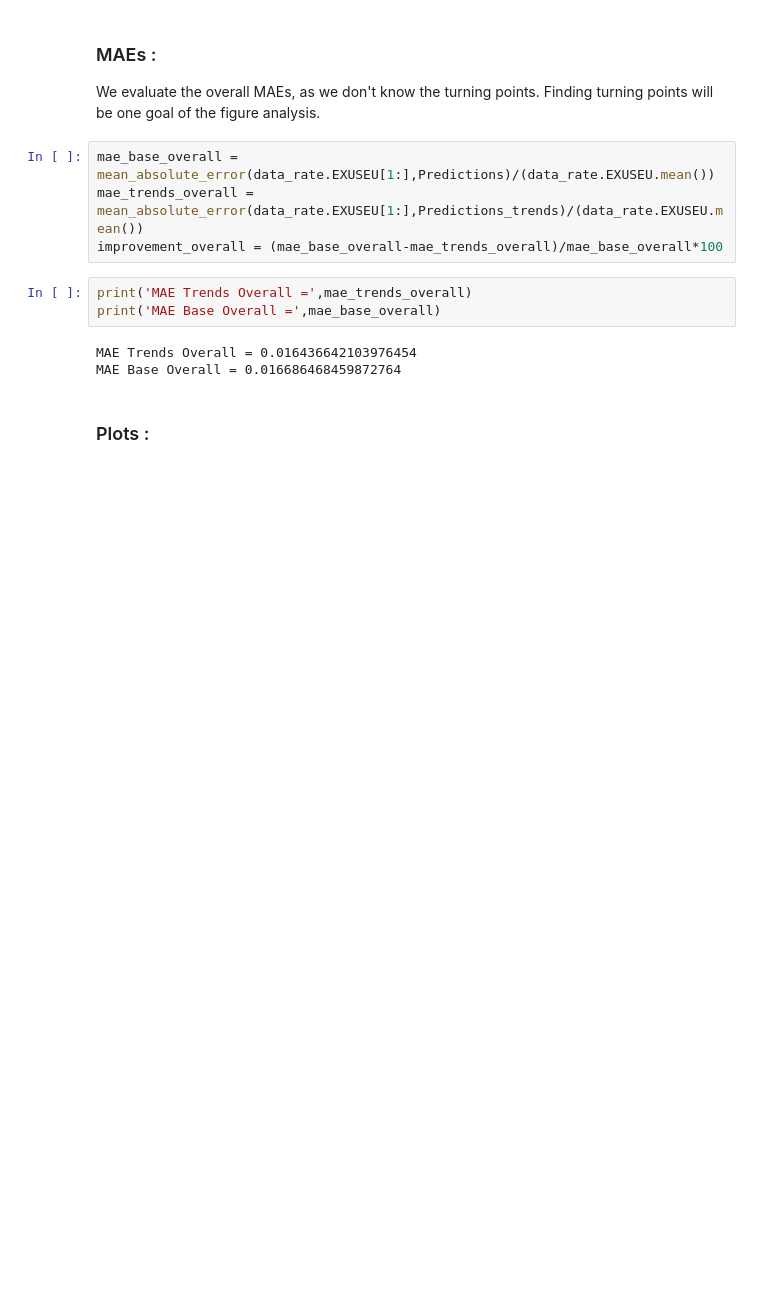
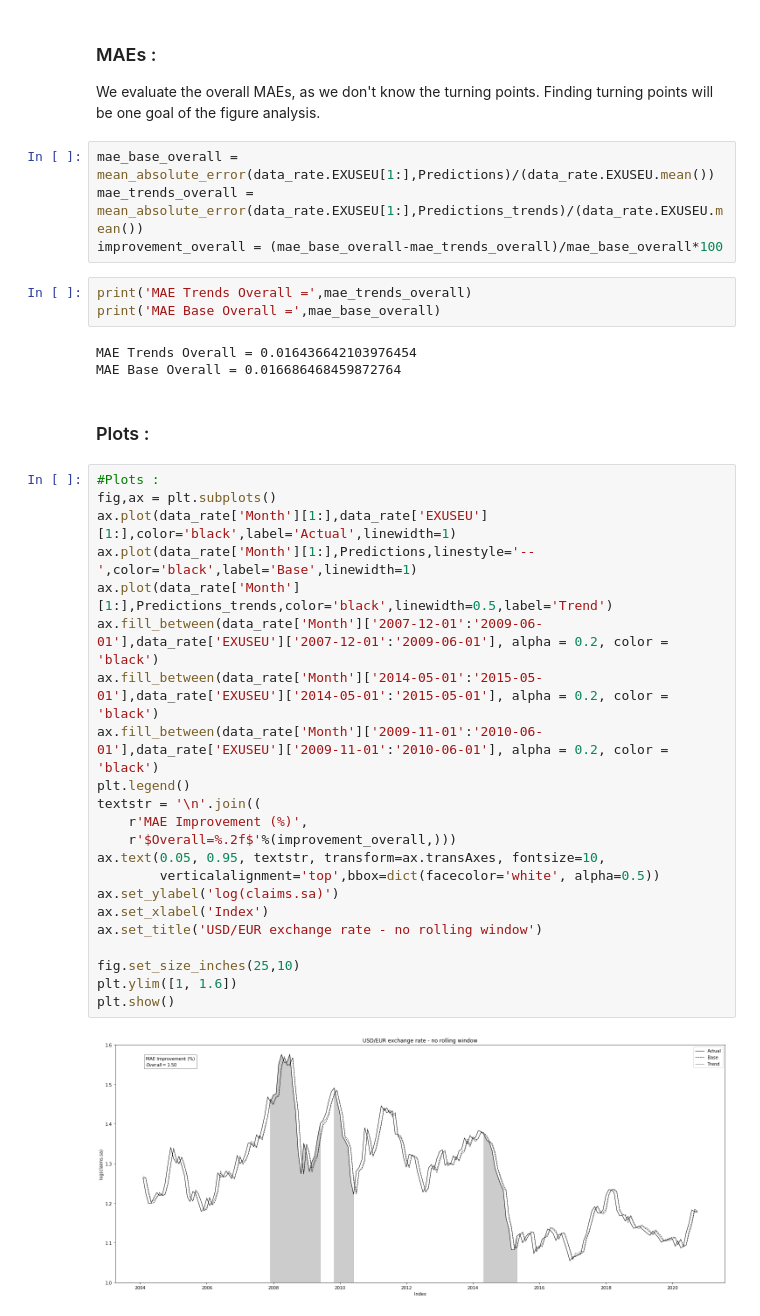
Before and after one commit to epfl-ada/ada-2020-project-milestone-p3-p3_adaimb, a Jupyter notebook: MilestoneP4.ipynb, the cells around one changed output. Drawn from its saved outputs; the diff is of its cells as text; blank space fills up the shorter version.

```diff
--- a/MilestoneP4.ipynb
+++ b/MilestoneP4.ipynb
@@ -742,3 +737,27 @@ MAE Trends Overall = 0.016436642103976454
 MAE Base Overall = 0.016686468459872764
 # %% [markdown]
 ### Plots :
+# %%
+#Plots :
+fig,ax = plt.subplots()
+ax.plot(data_rate['Month'][1:],data_rate['EXUSEU'][1:],color='black',label='Actual',linewidth=1)
+ax.plot(data_rate['Month'][1:],Predictions,linestyle='--',color='black',label='Base',linewidth=1)
+ax.plot(data_rate['Month'][1:],Predictions_trends,color='black',linewidth=0.5,label='Trend')
+ax.fill_between(data_rate['Month']['2007-12-01':'2009-06-01'],data_rate['EXUSEU']['2007-12-01':'2009-06-01'], alpha = 0.2, color = 'black')
+ax.fill_between(data_rate['Month']['2014-05-01':'2015-05-01'],data_rate['EXUSEU']['2014-05-01':'2015-05-01'], alpha = 0.2, color = 'black')
+ax.fill_between(data_rate['Month']['2009-11-01':'2010-06-01'],data_rate['EXUSEU']['2009-11-01':'2010-06-01'], alpha = 0.2, color = 'black')
+plt.legend()
+textstr = '\n'.join((
+    r'MAE Improvement (%)',
+    r'$Overall=%.2f$'%(improvement_overall,)))
+ax.text(0.05, 0.95, textstr, transform=ax.transAxes, fontsize=10,
+        verticalalignment='top',bbox=dict(facecolor='white', alpha=0.5))
+ax.set_ylabel('log(claims.sa)')
+ax.set_xlabel('Index')
+ax.set_title('USD/EUR exchange rate - no rolling window')
+
+fig.set_size_inches(25,10)
+plt.ylim([1, 1.6])
+plt.show()
+# %% [output]
+[figure, added]
```
Also changed, not shown: parts of 19 cells of this notebook.
